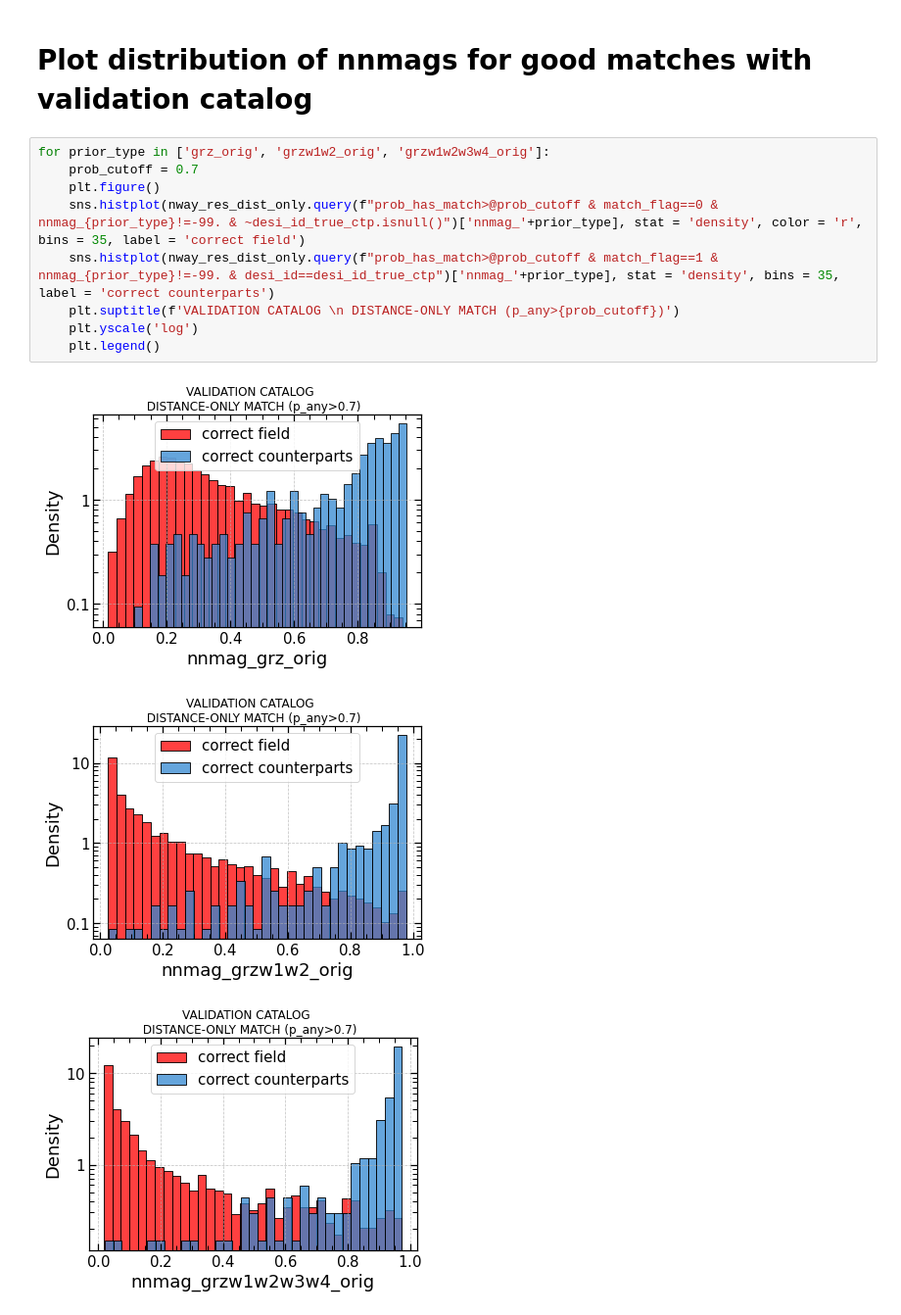
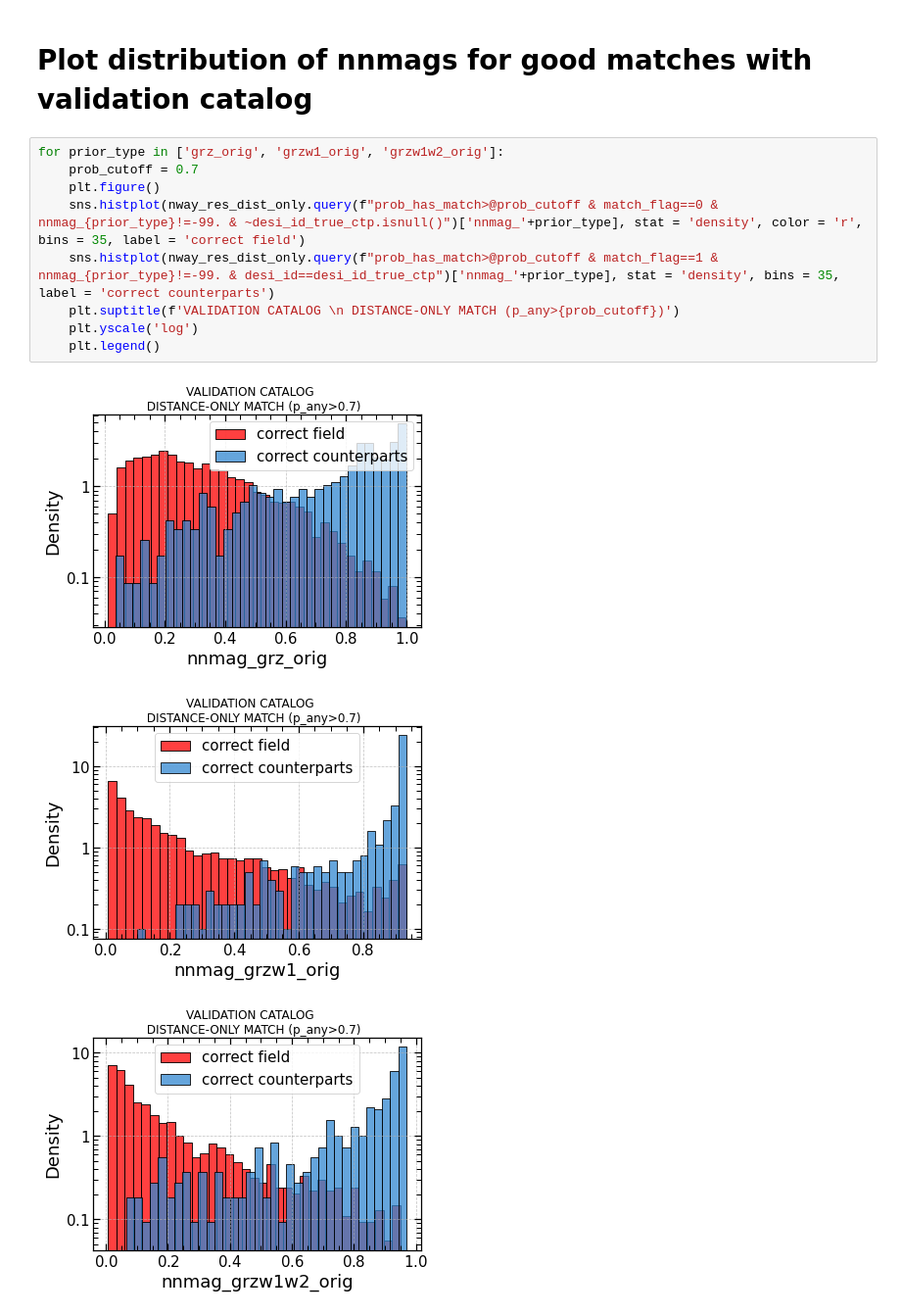
Before and after one commit to SergeiDBykov/lockman_hole, a Jupyter notebook: 2_desi-crossmatch/3_results-analyse.ipynb, the cells around one changed output. Shown at 98% size. Cells and saved outputs as stored; diff of their text form.

```diff
--- a/2_desi-crossmatch/3_results-analyse.ipynb
+++ b/2_desi-crossmatch/3_results-analyse.ipynb
@@ -249,16 +183,16 @@ Text(0.5, 0.98, 'XMM/CHANDRA Lockman Hole validation catalog')
 # %% [markdown]
 # Plot distribution of nnmags for good matches with validation catalog
 # %%
-for prior_type in ['grz_orig', 'grzw1w2_orig', 'grzw1w2w3w4_orig']:
+for prior_type in ['grz_orig', 'grzw1_orig', 'grzw1w2_orig']:
     prob_cutoff = 0.7
     plt.figure()
     sns.histplot(nway_res_dist_only.query(f"prob_has_match>@prob_cutoff & match_flag==0 & nnmag_{prior_type}!=-99. & ~desi_id_true_ctp.isnull()")['nnmag_'+prior_type], stat = 'density', color = 'r', bins = 35, label = 'correct field')
     sns.histplot(nway_res_dist_only.query(f"prob_has_match>@prob_cutoff & match_flag==1 & nnmag_{prior_type}!=-99. & desi_id==desi_id_true_ctp")['nnmag_'+prior_type], stat = 'density', bins = 35, label = 'correct counterparts')
     plt.suptitle(f'VALIDATION CATALOG \n DISTANCE-ONLY MATCH (p_any>{prob_cutoff})')
     plt.yscale('log')
     plt.legend()
 # %% [output]
-[figure, old version]
+[figure, new version]
-[figure, old version]
+[figure, new version]
-[figure, old version]
+[figure, new version]
 # %%
```
Also changed, not shown: parts of 31 cells of this notebook, 9 other files.
